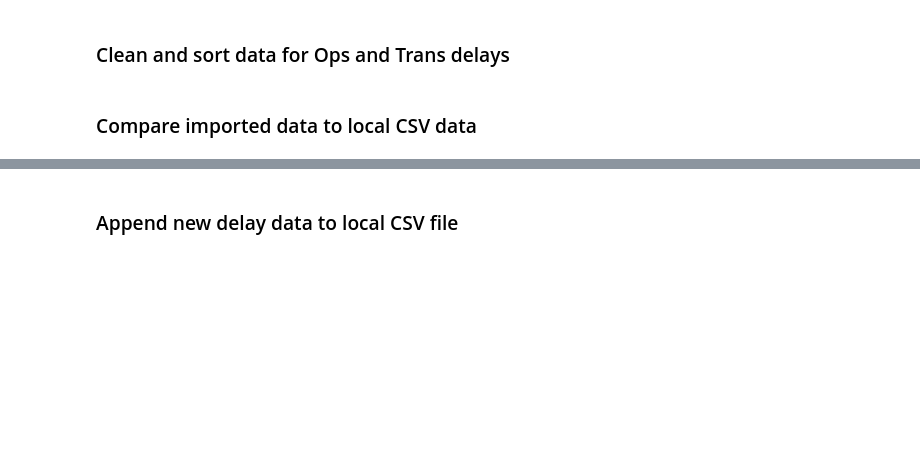
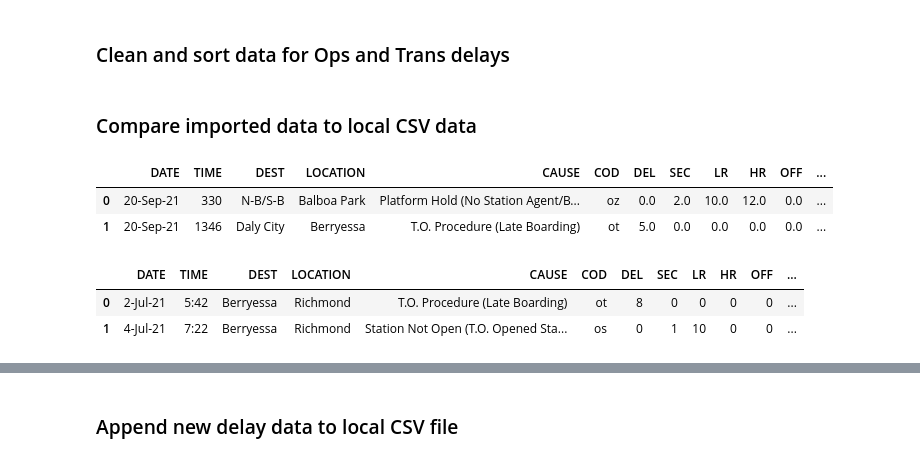
Before and after one commit to WayneJ2/ETL_challenge, a Jupyter notebook: ETL assignment.ipynb, the cells around one changed output, grey strips where cells are left out. Saved outputs shown, nothing was run; the diff lists cells and outputs as text; code cells hidden in the pictures; blank space fills up the shorter version.

```diff
--- a/ETL assignment.ipynb
+++ b/ETL assignment.ipynb
@@ -52,10 +57,22 @@ testQuery = pd.read_sql_query('SELECT * FROM test',connection_uri)
 # %%
 importData = "newsample2.csv" # input filename for either CSV or imported access data
 localData = "sampleDB.csv" # input filename for local delayCSV DB
-newData_df = pd.read_csv(importData).fillna(0)
+newFullData_df = pd.read_csv(importData).fillna(0)
 localDB_df = pd.read_csv(localData).fillna(0)
-# newData_df.head(2)
-# localData_df.head(2)
+topColumns = ['DATE','TIME','DEST','LOCATION','CAUSE','COD','DEL','SEC','LR','HR','OFF','CNC','RUN']
+newData_df = newFullData_df[topColumns]
+# localDB_df.head(2)
+newData_df.head(2)
+# %% [output]
+|  | DATE | TIME | DEST | LOCATION | CAUSE | COD | DEL | SEC | LR | HR | OFF | ... |
+| 0 | 20-Sep-21 | 330 | N-B/S-B | Balboa Park | Platform Hold (No Station Agent/B... | oz | 0.0 | 2.0 | 10.0 | 12.0 | 0.0 | ... |
+| 1 | 20-Sep-21 | 1346 | Daly City | Berryessa | T.O. Procedure (Late Boarding) | ot | 5.0 | 0.0 | 0.0 | 0.0 | 0.0 | ... |
+# %%
+localDB_df.head(2)
+# %% [output]
+|  | DATE | TIME | DEST | LOCATION | CAUSE | COD | DEL | SEC | LR | HR | OFF | ... |
+| 0 | 2-Jul-21 | 5:42 | Berryessa | Richmond | T.O. Procedure (Late Boarding) | ot | 8 | 0 | 0 | 0 | 0 | ... |
+| 1 | 4-Jul-21 | 7:22 | Berryessa | Richmond | Station Not Open (T.O. Opened Sta... | os | 0 | 1 | 10 | 0 | 0 | ... |
 # %%
 # Compare import and local data for new changes
 if len(localDB_df)>0:
```
Also changed, not shown: parts of 13 cells of this notebook, 3 other files.
